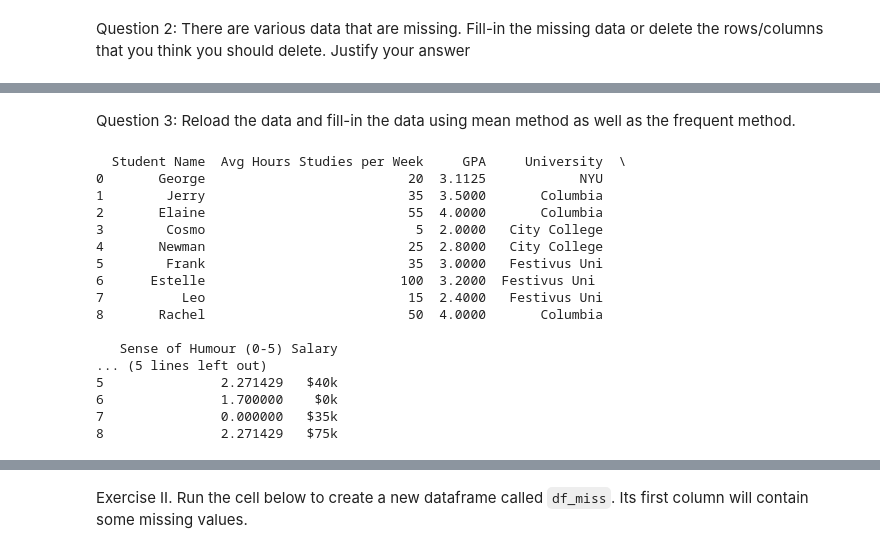
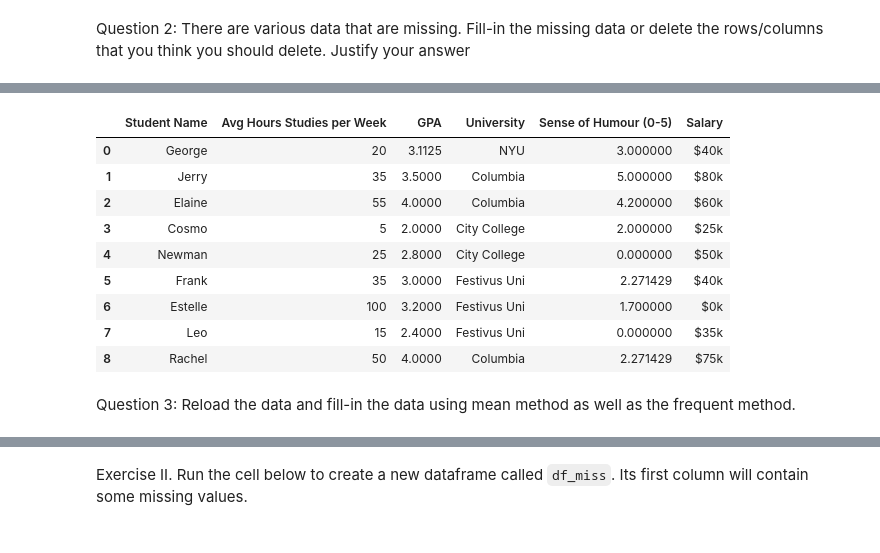
Before and after one commit to saerarawas/AAI614_rawas, a Jupyter notebook: Week 3/Notebook3_2_Rawas_Saera.ipynb, the cells around one changed output, grey strips where cells are left out. Drawn from its saved outputs; the diff is of its cells as text; code cells hidden in the pictures.

```diff
--- a/Week 3/Notebook3_2_Rawas_Saera.ipynb
+++ b/Week 3/Notebook3_2_Rawas_Saera.ipynb
@@ -89,0 +63,7 @@ grads_interpolated = grads.interpolate()
+# %%
+#remove the rows containing the outliers
+for key in outliers.keys():
+  for value in grads[key]:
+    if value == outliers[key]:
+      grads.drop(index = grads[grads[key] == value].index, inplace = True)
+grads
@@ -89,0 +80,8 @@ grads_interpolated = grads.interpolate()
+# %%
+#row and column threshold half of the cells in a row or a column needs to be filled otherwise it is dropped
+row_threshold = grads.shape[0]/2
+col_threshold = grads.shape[1]/2
+
+grads.dropna(axis = 0, thresh = row_threshold, inplace = True)
+grads.dropna(axis = 1, thresh = col_threshold, inplace = True)
+grads
@@ -90,39 +98,21 @@ grads_interpolated = grads.interpolate()
+# %%
+#fill in the null in the datset with median for numeric values and mode as most frequent for object values
+for col in grads.columns:
+  if grads[col].dtypes != 'object':
+    grads[col] = grads[col].fillna(grads[col].mean())
+  else:
+    grads[col] = grads[col].fillna(grads[col].mode()[0])
+grads
+# %% [output]
+|  | Student Name | Avg Hours Studies per Week | GPA | University | Sense of Humour (0-5) | Salary |
+| 0 | George | 20 | 3.1125 | NYU | 3.000000 | $40k |
+| 1 | Jerry | 35 | 3.5000 | Columbia | 5.000000 | $80k |
+| 2 | Elaine | 55 | 4.0000 | Columbia | 4.200000 | $60k |
+| 3 | Cosmo | 5 | 2.0000 | City College | 2.000000 | $25k |
+| 4 | Newman | 25 | 2.8000 | City College | 0.000000 | $50k |
+| 5 | Frank | 35 | 3.0000 | Festivus Uni | 2.271429 | $40k |
+| 6 | Estelle | 100 | 3.2000 | Festivus Uni | 1.700000 | $0k |
+| 7 | Leo | 15 | 2.4000 | Festivus Uni | 0.000000 | $35k |
+| 8 | Rachel | 50 | 4.0000 | Columbia | 2.271429 | $75k |
 # %% [markdown]
 Question 3: Reload the data and fill-in the data using mean method as well as the frequent method.
-# %%
-import pandas as pd
-import ssl
-
-# Create an unverified SSL context to fetch the data
-ssl._create_default_https_context = ssl._create_unverified_context
-
-# Load the dataset
-url = "https://raw.githubusercontent.com/harmanani/AAI614/main/Week%203/grads.csv"
-grads = pd.read_csv(url)
-
-# Fill missing values using the mean for numerical columns
-grads_mean_imputed = grads.apply(lambda col: col.fillna(col.mean()) if col.dtype in ['float64', 'int64'] else col)
-
-# Fill missing values using the mode for categorical columns
-grads_frequent_imputed = grads_mean_imputed.apply(lambda col: col.fillna(col.mode()[0]) if col.dtype == 'object' else col)
-
-# Display the dataframe with imputed values
-print(grads_frequent_imputed)
-# %% [output]
-  Student Name  Avg Hours Studies per Week     GPA     University  \
-0       George                          20  3.1125            NYU
-1        Jerry                          35  3.5000       Columbia
-2       Elaine                          55  4.0000       Columbia
-3        Cosmo                           5  2.0000   City College
-4       Newman                          25  2.8000   City College
-5        Frank                          35  3.0000   Festivus Uni
-6      Estelle                         100  3.2000  Festivus Uni
-7          Leo                          15  2.4000   Festivus Uni
-8       Rachel                          50  4.0000       Columbia
-
-   Sense of Humour (0-5) Salary
-... (5 lines left out)
-5               2.271429   $40k
-6               1.700000    $0k
-7               0.000000   $35k
-8               2.271429   $75k
```
Also changed, not shown: parts of 12 cells of this notebook.
